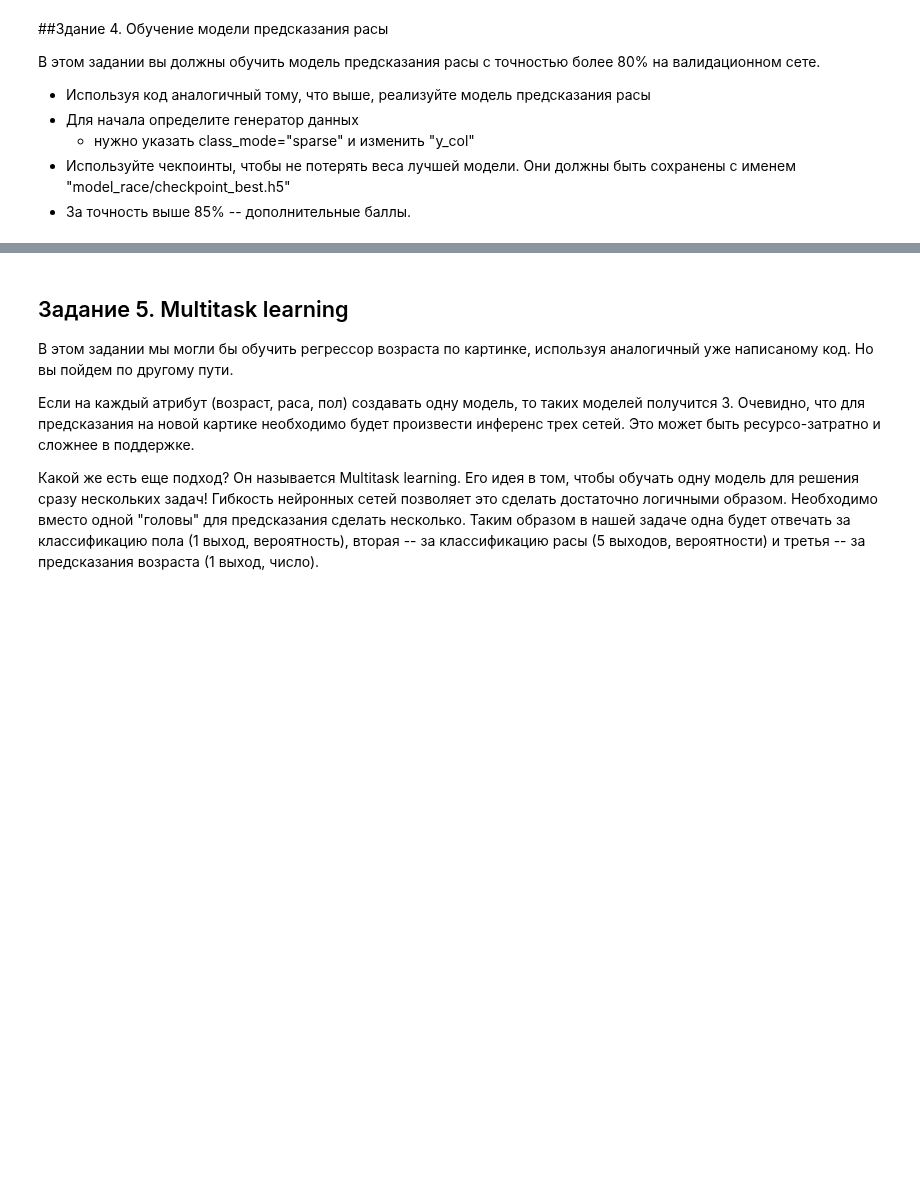
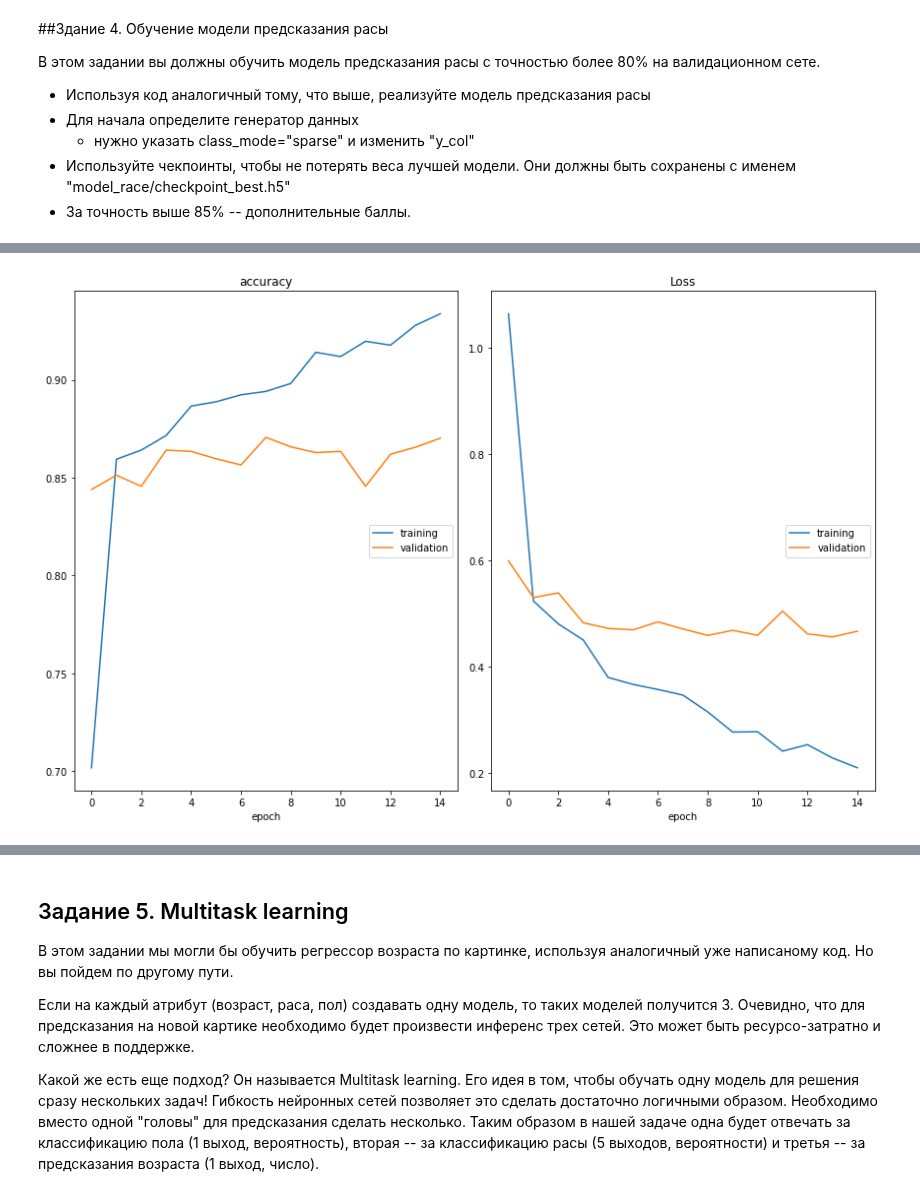
Before and after one commit to larinsi/DS0P, a Jupyter notebook: Machine_learning_Middle_level_Neural_networks/05_Convolutional_neural_networks_Pt2/Homework/homework_2_.ipynb, the cells around one changed output, grey strips where cells are left out. Cells and saved outputs as stored; diff of their text form; code cells hidden in the pictures; blank space fills up the shorter version.

```diff
--- a/Machine_learning_Middle_level_Neural_networks/05_Convolutional_neural_networks_Pt2/Homework/homework_2_.ipynb
+++ b/Machine_learning_Middle_level_Neural_networks/05_Convolutional_neural_networks_Pt2/Homework/homework_2_.ipynb
@@ -617,6 +615,6 @@ def show_faces(images, real_race=None, real_gender=None, real_age=None,
 *   Используйте чекпоинты, чтобы не потерять веса лучшей модели. Они должны быть сохранены с именем "model_race/checkpoint_best.h5"
 *   За точность выше 85% -- дополнительные баллы.
 # %%
-# vggface_model = load_model("resnet50face.h5")
-# base_model = tf.keras.Model([vggface_model.input], vggface_model.get_layer("flatten_1").output)
-# base_model.trainable = False
+vggface_model = load_model("resnet50face.h5")
+base_model = tf.keras.Model([vggface_model.input], vggface_model.get_layer("flatten_1").output)
+base_model.trainable = False
@@ -623,50 +623,52 @@ def show_faces(images, real_race=None, real_gender=None, real_age=None,
 # %%
 # < YOUR CODE STARTS HERE >
 # %%
-# EPOCHS = 15
-# fine_tune_at = 160
+EPOCHS = 15
+fine_tune_at = 160
 
-# train_generator = image_gen.flow_from_dataframe(df_train,
-#                                                 directory='UTKFace',
-#                                                 x_col='img_name',
-#                                                 y_col='race',
-#                                                 class_mode='sparse',
-#                                                 batch_size=BATCH_SIZE,
-#                                                 target_size=(IMAGE_SIZE, IMAGE_SIZE),
-#                                                 shuffle=True)
+train_generator = image_gen.flow_from_dataframe(df_train,
+                                                directory='UTKFace',
+                                                x_col='img_name',
+                                                y_col='race',
+                                                class_mode='sparse',
+                                                batch_size=BATCH_SIZE,
+                                                target_size=(IMAGE_SIZE, IMAGE_SIZE),
+                                                shuffle=True)
 
 
 
 
-# val_generator = image_gen.flow_from_dataframe(df_val,
-#                                               directory='UTKFace',
-#                                               x_col='img_name',
-#                                               y_col='race',
-#                                               class_mode='sparse',
-#                                               batch_size=BATCH_SIZE,
-#                                               target_size=(IMAGE_SIZE, IMAGE_SIZE),
-#                                               )
+val_generator = image_gen.flow_from_dataframe(df_val,
+                                              directory='UTKFace',
+                                              x_col='img_name',
+                                              y_col='race',
+                                              class_mode='sparse',
+                                              batch_size=BATCH_SIZE,
+                                              target_size=(IMAGE_SIZE, IMAGE_SIZE),
+                                              )
 
-# path = Path('model_race')
-# path.mkdir(exist_ok=True)
-# cpt_filename = 'checkpoint_best.h5'
-# cpt_path = str(path / cpt_filename)
+path = Path('model_race')
+path.mkdir(exist_ok=True)
+cpt_filename = 'checkpoint_best.h5'
+cpt_path = str(path / cpt_filename)
 
-# checkpoint = tf.keras.callbacks.ModelCheckpoint(cpt_path, monitor='val_accuracy', verbose=1, save_best_only=True, mode='max')
+checkpoint = tf.keras.callbacks.ModelCheckpoint(cpt_path, monitor='val_accuracy', verbose=1, save_best_only=True, mode='max')
 
-# for layer in base_model.layers[fine_tune_at:]:
-#     layer.trainable = True
+for layer in base_model.layers[fine_tune_at:]:
+    layer.trainable = True
 
-# model = tf.keras.Sequential([base_model,
-#                             Dense(1000, activation='relu'),
-#                             Dense(5, activation='softmax')])
+model = tf.keras.Sequential([base_model,
+                            Dense(1000, activation='relu'),
+                            Dense(5, activation='softmax')])
 
-# model.compile(optimizer=tf.keras.optimizers.Adam(learning_rate=1e-4),
-#              loss=tf.keras.losses.SparseCategoricalCrossentropy(),
-#              metrics=['accuracy'])
+model.compile(optimizer=tf.keras.optimizers.Adam(learning_rate=1e-4),
+             loss=tf.keras.losses.SparseCategoricalCrossentropy(),
+             metrics=['accuracy'])
 
-# history = model.fit(train_generator,
-#                    validation_data=val_generator,
-#                    steps_per_epoch=25,
-#                    epochs=EPOCHS,
-#                    callbacks=[PlotLossesCallback(), checkpoint])
+history = model.fit(train_generator,
+                   validation_data=val_generator,
+                   steps_per_epoch=25,
+                   epochs=EPOCHS,
+                   callbacks=[PlotLossesCallback(), checkpoint])
+# %% [output]
+[figure, added]
```
Also changed, not shown: parts of 18 cells of this notebook.
